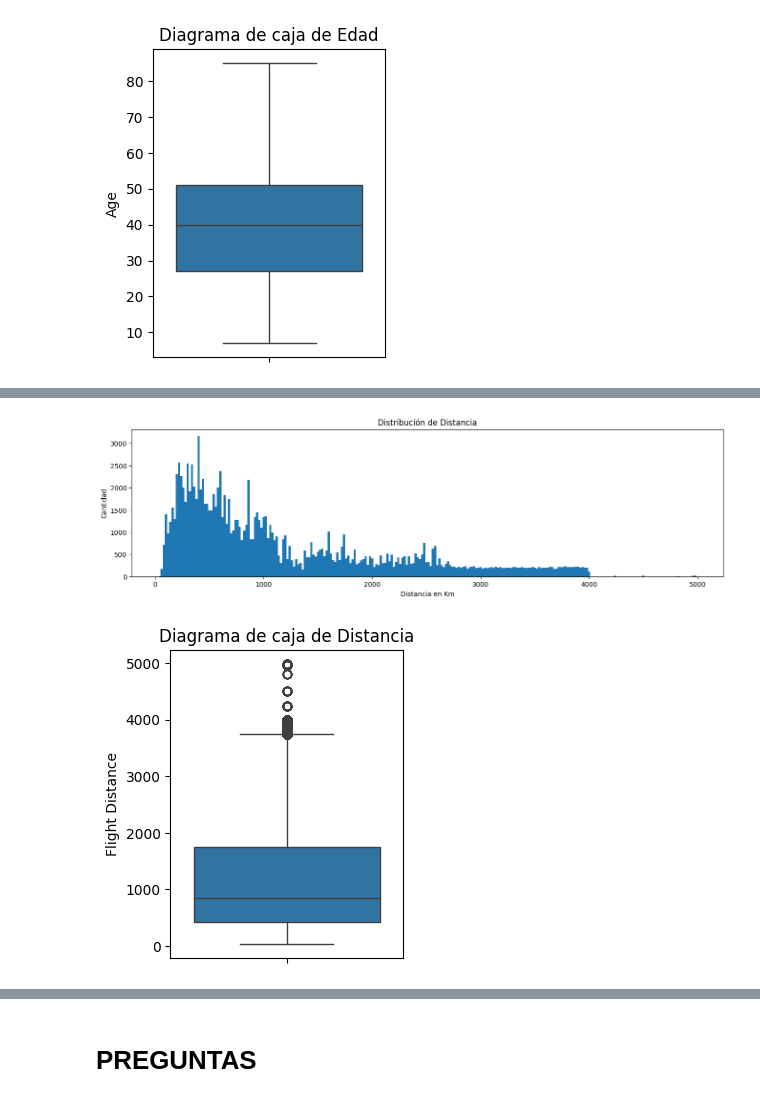
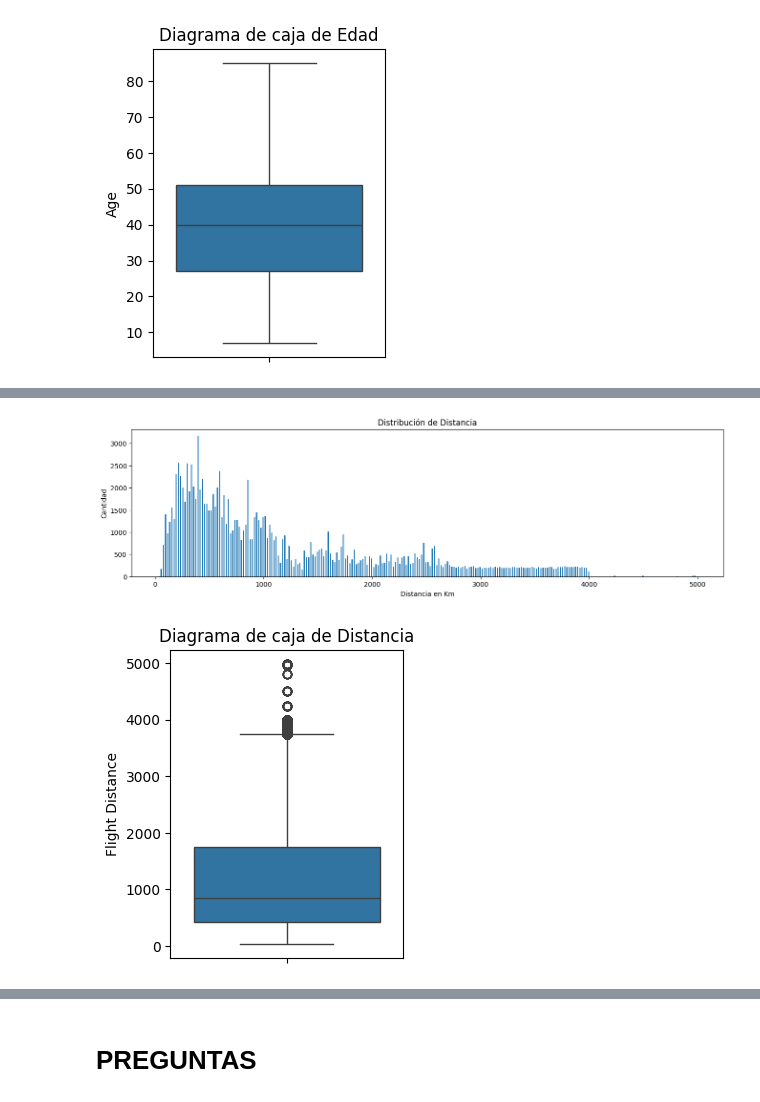
Before and after one commit to fgghi/Proyecto-Sis-Inteligentes, a Jupyter notebook: EDA/Proyecto_Final_Sis_int copy.ipynb, the cells around one changed output, grey strips where cells are left out. Cells and saved outputs as stored; diff of their text form; code cells hidden in the pictures.

```diff
--- a/EDA/Proyecto_Final_Sis_int copy.ipynb
+++ b/EDA/Proyecto_Final_Sis_int copy.ipynb
@@ -247,19 +233,19 @@ plt.show()
 # %%
 #Histograma de la columna distacia de vuelo en km
 
 plt.figure(figsize=(16, 4))
 bins = list(range(30,5000,20))
-data["Flight Distance"].plot(kind="hist", width=20,bins=bins);
+data["Flight Distance"].plot(kind="hist", width=10,bins=bins);
 plt.title("Distribución de Distancia")
 plt.xlabel("Distancia en Km")
 plt.ylabel("Cantidad")
 plt.show()
 
 #Gráfico de caja de la columna edad
 fig, ax = plt.subplots(figsize=(3, 4))
 sns.boxplot(data["Flight Distance"]);
 plt.title("Diagrama de caja de Distancia");
 plt.show()
 # %% [output]
-[figure, old version]
+[figure, new version]
 [figure]
```
Also changed, not shown: parts of 30 cells of this notebook, 1 other file.
